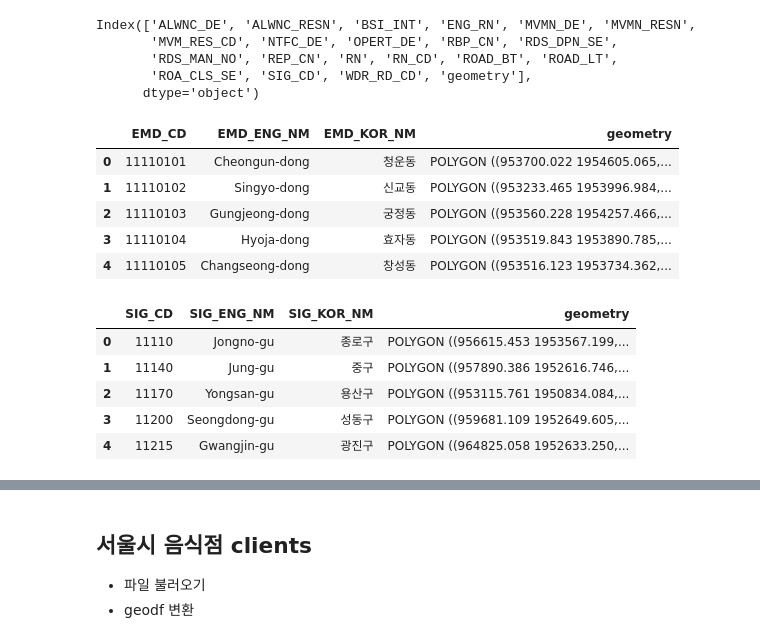
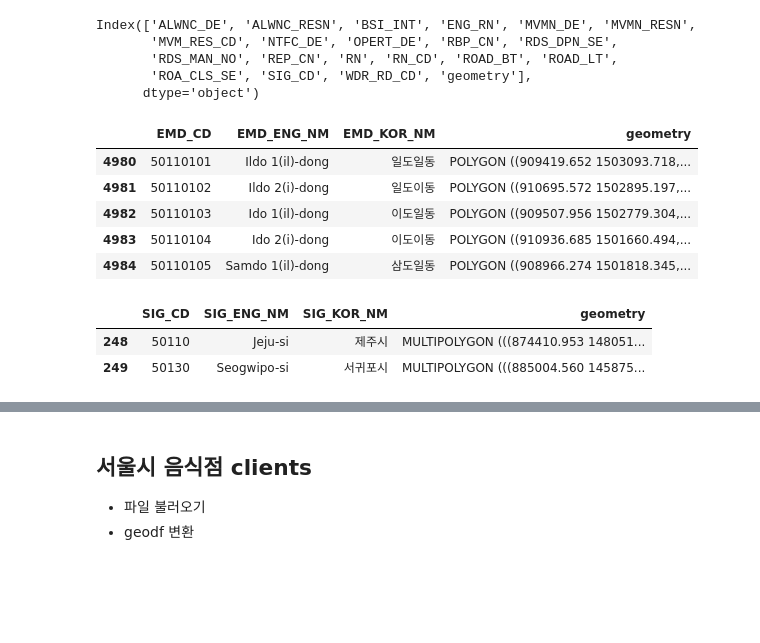
Before and after one commit to ChoiInYeol/KHUDA-Seoul-BigDataCampus, a Jupyter notebook: 4.서울시MLCP예시.ipynb, the cells around one changed output, grey strips where cells are left out. Cells and saved outputs as stored; diff of their text form; code cells hidden in the pictures; blank space fills up the shorter version.

```diff
--- a/4.서울시MLCP예시.ipynb
+++ b/4.서울시MLCP예시.ipynb
@@ -1322,20 +1326,19 @@ Index(['ALWNC_DE', 'ALWNC_RESN', 'BSI_INT', 'ENG_RN', 'MVMN_DE', 'MVMN_RESN',
       dtype='object')
 # %%
 # 읍면동 시군구 shp 파일 불러오기
-emd = geopandas.read_file('dataset\EMD_20220324\emd.shp',encoding = 'ANSI')
-sig = geopandas.read_file('dataset\SIG_20220324\sig.shp',encoding = 'ANSI')
-display(emd.head())
-display(sig.head())
+emd = geopandas.read_file('dataset\EMD_20220324\emd.shp', encoding = 'euc-kr')
+sig = geopandas.read_file('dataset\SIG_20220324\sig.shp', encoding = 'euc-kr')
+jeju_EMD = emd[emd['EMD_CD'].str.startswith('50')]
+jeju_sig = sig[sig['SIG_CD'].str.startswith('50')]
+display(jeju_EMD.head())
+display(jeju_sig.head())
 # %% [output]
 |  | EMD_CD | EMD_ENG_NM | EMD_KOR_NM | geometry |
-| 0 | 11110101 | Cheongun-dong | 청운동 | POLYGON ((953700.022 1954605.065,... |
-| 1 | 11110102 | Singyo-dong | 신교동 | POLYGON ((953233.465 1953996.984,... |
-| 2 | 11110103 | Gungjeong-dong | 궁정동 | POLYGON ((953560.228 1954257.466,... |
-| 3 | 11110104 | Hyoja-dong | 효자동 | POLYGON ((953519.843 1953890.785,... |
-| 4 | 11110105 | Changseong-dong | 창성동 | POLYGON ((953516.123 1953734.362,... |
+| 4980 | 50110101 | Ildo 1(il)-dong | 일도일동 | POLYGON ((909419.652 1503093.718,... |
+| 4981 | 50110102 | Ildo 2(i)-dong | 일도이동 | POLYGON ((910695.572 1502895.197,... |
+| 4982 | 50110103 | Ido 1(il)-dong | 이도일동 | POLYGON ((909507.956 1502779.304,... |
+| 4983 | 50110104 | Ido 2(i)-dong | 이도이동 | POLYGON ((910936.685 1501660.494,... |
+| 4984 | 50110105 | Samdo 1(il)-dong | 삼도일동 | POLYGON ((908966.274 1501818.345,... |
 |  | SIG_CD | SIG_ENG_NM | SIG_KOR_NM | geometry |
-| 0 | 11110 | Jongno-gu | 종로구 | POLYGON ((956615.453 1953567.199,... |
-| 1 | 11140 | Jung-gu | 중구 | POLYGON ((957890.386 1952616.746,... |
-| 2 | 11170 | Yongsan-gu | 용산구 | POLYGON ((953115.761 1950834.084,... |
-| 3 | 11200 | Seongdong-gu | 성동구 | POLYGON ((959681.109 1952649.605,... |
-| 4 | 11215 | Gwangjin-gu | 광진구 | POLYGON ((964825.058 1952633.250,... |
+| 248 | 50110 | Jeju-si | 제주시 | MULTIPOLYGON (((874410.953 148051... |
+| 249 | 50130 | Seogwipo-si | 서귀포시 | MULTIPOLYGON (((885004.560 145875... |
```
Also changed, not shown: parts of 144 cells of this notebook.
